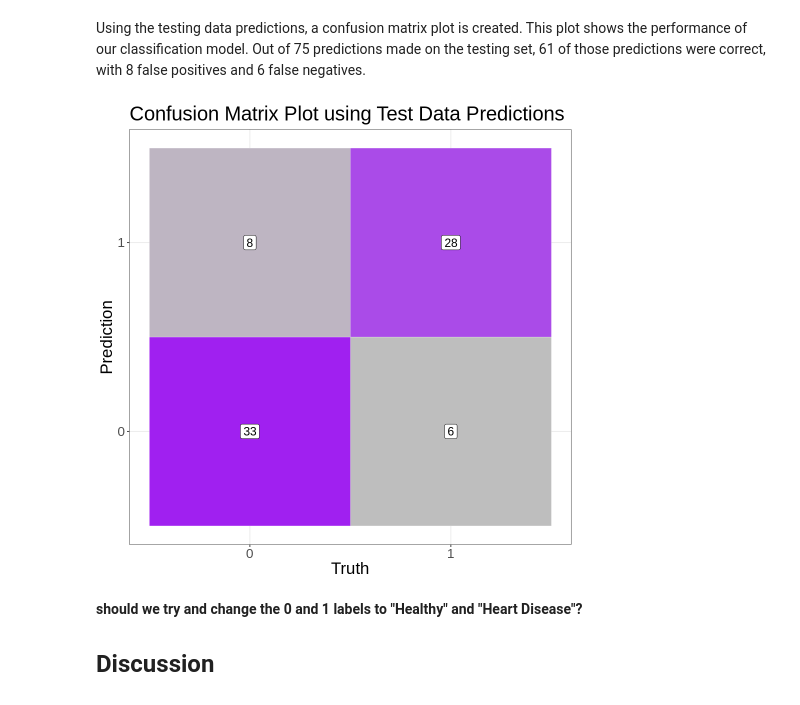
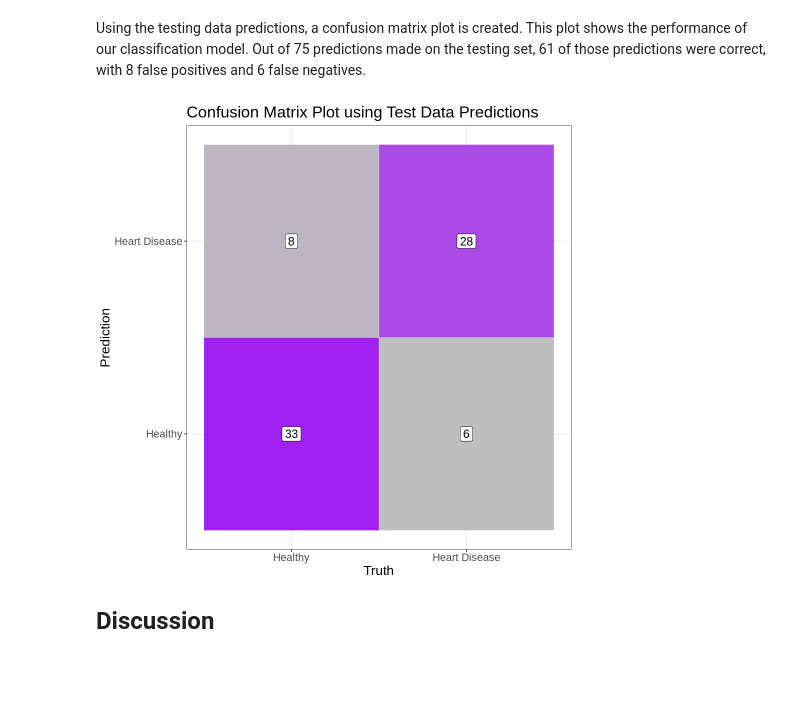
Before and after one commit to HannahDKM/Final_Project, a Jupyter notebook: Final_Project.ipynb, the cells around one changed output. Cells and saved outputs as stored; diff of their text form; code cells hidden in the pictures; blank space fills up the shorter version.

Commit message:
Changed conf map labels

```diff
--- a/Final_Project.ipynb
+++ b/Final_Project.ipynb
@@ -448,23 +448,23 @@ Using the testing data predictions, a confusion matrix plot is created. This plo
 # %%
 Truth <- factor(c(1, 1, 0, 0))
 Prediction <- factor(c(0, 1, 0, 1))
 Y <- c(6, 28, 33, 8)
 df<- data.frame(Truth, Prediction, Y)
 
 options(repr.plot.width = 8, repr.plot.height = 8)
 cleveland_matrix_plot <- ggplot(data = df, mapping = aes(x = Truth, y = Prediction)) +
     geom_tile(aes(fill = Y), colour = "white") +
     geom_label(aes(label=Y), size = 5) +
     scale_fill_gradient(low = "grey", high = "purple") +
+    scale_x_discrete(labels = c("1" = "Heart Disease", "0" = "Healthy")) +
+    scale_y_discrete(labels = c("1" = "Heart Disease", "0" = "Healthy")) +
     theme_bw() + theme(legend.position="none") +
     labs(x = "Truth", y = "Prediction", title="Confusion Matrix Plot using Test Data Predictions") +
-    theme(text = element_text(size=20))
+    theme(text = element_text(size=16))
 
 cleveland_matrix_plot
 # %% [output]
-[figure, old version]
+[figure, new version]
-# %% [markdown]
-**should we try and change the 0 and 1 labels to "Healthy" and "Heart Disease"?**
 # %% [markdown]
 **<p style = "font-size:18pt; font-style:bold"> Discussion </p>**
 # %% [markdown]
```
Also changed, not shown: parts of 1 cell of this notebook.
